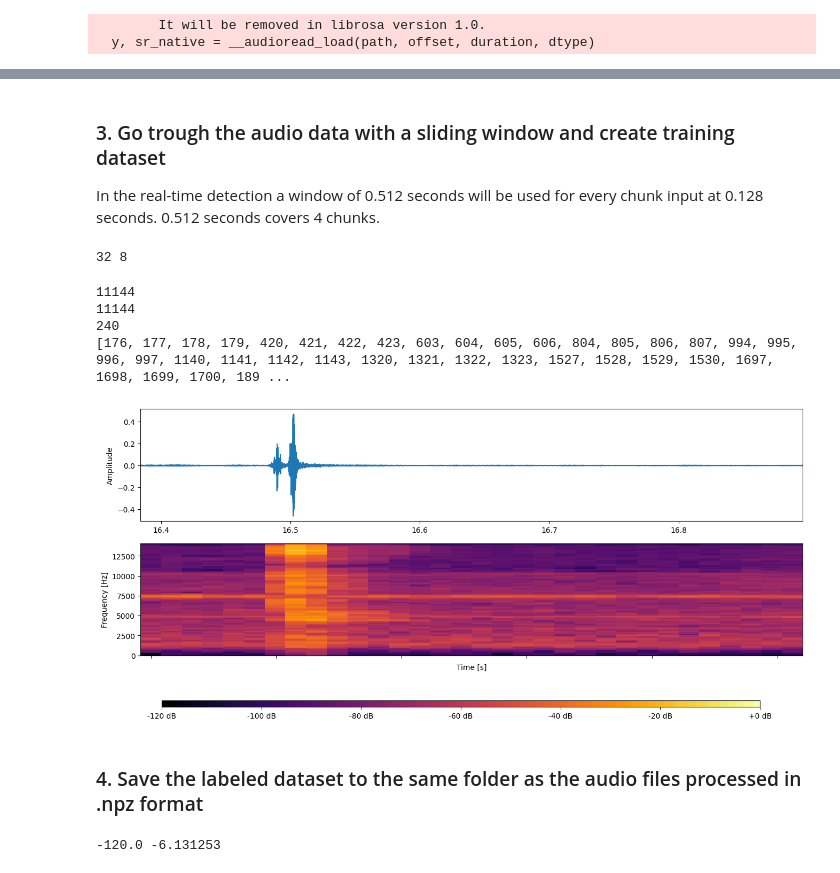
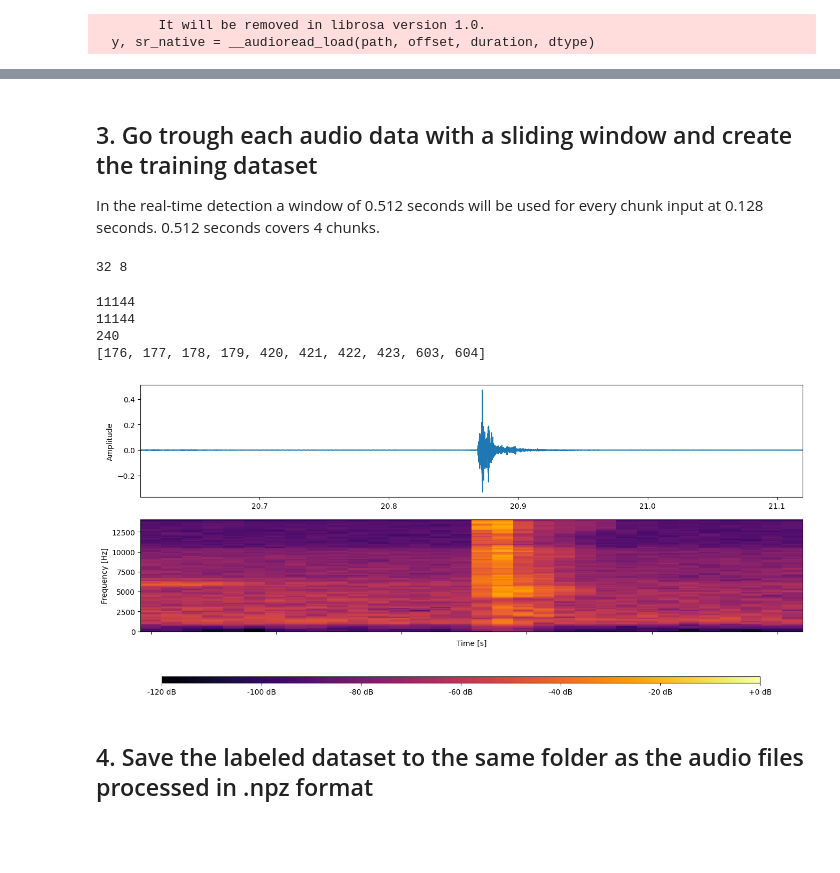
Before and after one commit to matteoseidl/Electrical_Connector_Click-Event_Detection, a Jupyter notebook: 01_Dataset/audioPreprocessing_without_addit_noise.ipynb, the cells around one changed output, grey strips where cells are left out. Cells and saved outputs as stored; diff of their text form; code cells hidden in the pictures; blank space fills up the shorter version.

```diff
--- a/01_Dataset/audioPreprocessing_without_addit_noise.ipynb
+++ b/01_Dataset/audioPreprocessing_without_addit_noise.ipynb
@@ -174,8 +200,9 @@ top_dB_abs
 # %% [output]
 120.0
 # %%
-# plot the mel-scaled spectrogram
-def plot_mel_spectrogram(signal, time, D_mel_dB, top_dB_abs):
+# plot the mel-spectrogram
+
+def plot_mel_spectrogram(signal, time, D_mel_dB, top_dB_abs, f_min, f_max, n_mels, sampling_rate):
 
     fig_x = 16
     fig_y = 6
@@ -195,7 +222,7 @@ def plot_mel_spectrogram(signal, time, D_mel_dB, top_dB_abs):
     #ax2.set_xlim(left=time[0], right=time[-1])
     ax2.axes.xaxis.set_ticklabels([])
     mel_spec_img = ax2.pcolormesh(np.linspace(0, signal.shape[0] / sampling_rate, D_mel_dB.shape[1]),
-                                            np.linspace(20, 14000, n_mels),
+                                            np.linspace(f_min, f_max, n_mels),
                                             D_mel_dB, shading='auto', cmap='inferno')
 
     #mel_spec_img.set_clim(vmin=-top_dB_abs, vmax=dB_ref)
@@ -206,12 +233,14 @@ def plot_mel_spectrogram(signal, time, D_mel_dB, top_dB_abs):
 
     plt.show()
 # %%
-# plot the wave and mel spectrogram of an audio file in teh selected dataset
-file_id_num = 1
+# plot the wave and mel spectrogram of an audio file from the selected dataset
+
+file_id_num = 0 # selected file ID number
+
 if file_id_num < len(audio_files_sorted):
     audio_file_path = os.path.join(audio_dataset_dir, audio_files_sorted[file_id_num])
-    signal, time, D_mel, D_mel_dB = get_mel_spectrogram(audio_file_path, sampling_rate, n_fft, hop_length, n_mels, a_squere_min, dB_ref)
-    plot_mel_spectrogram(signal, time, D_mel_dB, top_dB_abs)
+    signal, time, D_mel, D_mel_dB = get_mel_spectrogram(audio_file_path, sampling_rate, n_fft, hop_length, n_mels, f_min, f_max, a_squere_min, dB_ref)
+    plot_mel_spectrogram(signal, time, D_mel_dB, top_dB_abs, f_min, f_max, n_mels, sampling_rate)
 else:
     print("File ID out of range")
 # %% [output]
@@ -238,7 +265,9 @@ def plot_signal_interval(signal, time, peak_time, interval):
     plt.tight_layout()
     plt.show()
 # %%
-time_interval = 0.512 # in seconds, this will be the window size in the real time detection as well --> 4 chunks with 4096 samples each --> with the 32 kHz sampling rate this is 0.512 seconds
+# calculating peak times for each audio file in the selected dataset based on the maximum absolute value of the signal amplitude
+
+time_interval = (chunk_size/sampling_rate) * 4 # this will be the window size in the real time detection as well --> 4 chunks with 4096 samples each --> with the 32 kHz sampling rate this is 0.512 seconds
 
 # calculate peak time of the click event for each audio file in the selected dataset
 def calc_peak_times(audio_files_sorted, audio_dataset_dir, sampling_rate, n_fft, hop_length, n_mels, dB_ref):
@@ -250,7 +279,7 @@ def calc_peak_times(audio_files_sorted, audio_dataset_dir, sampling_rate, n_fft,
 
     for i in range(len(audio_files_sorted)):
         audio_file_path = os.path.join(audio_dataset_dir, audio_files_sorted[i])
-        signal, time, D_mel, D_mel_dB = get_mel_spectrogram(audio_file_path, sampling_rate, n_fft, hop_length, n_mels, a_squere_min, dB_ref)
+        signal, time, D_mel, D_mel_dB = get_mel_spectrogram(audio_file_path, sampling_rate, n_fft, hop_length, n_mels, f_min, f_max, a_squere_min, dB_ref)
         signals.append(signal)
         signal_times.append(time)
         spectrograms.append(D_mel_dB)
@@ -308,17 +338,19 @@ plot_signal_interval(signal, time, peak_time, interval)
 # %% [markdown]
-### 3. Go trough the audio data with a sliding window and create training dataset
+## 3. Go trough each audio data with a sliding window and create the training dataset
 In the real-time detection a window of 0.512 seconds will be used for every chunk input at 0.128 seconds. 0.512 seconds covers 4 chunks.
 # %%
 # duration is set to be larger than click events (click events around 0.015s)
 
-window_size_sec = 0.512 # in seconds, corresponds to 4 chunks with 2084 samples each
-window_size = int(window_size_sec / resolution)
-step_size_sec = 0.128 # in seconds, corresponds to a chunks with 2084 samples
+window_size_sec = time_interval # 0.512 seconds, corresponds to 4 chunks with 4096 samples each, should be larger than the click event duration!!
+window_size = int(window_size_sec / resolution) # spectrogram columns in the window
+step_size_sec = 0.128 # in seconds, corresponds to a chunks with 4096 samples --> overlap
 step_size = int(step_size_sec / resolution)
 print(window_size, step_size)
 # %% [output]
 32 8
 # %%
+# create spectrogram chunks and corresponding labels for the selected dataset
+
 spec_chunk_dataset = []
 spec_chunk_labels = []
 signal_chunks = []
@@ -331,44 +363,46 @@ def createSpectrogramDataset(spectrograms, signals, signal_times, peak_times):
         time = signal_times[i]
         peak_time = peak_times[i]
         peak_time_index = int(peak_time / resolution)
 
         for start_idx in range(0, spectrogram.shape[1] - window_size, step_size):
             end_idx = start_idx + window_size
 
             spectrogram_chunk = spectrogram[:,start_idx:end_idx]
             signal_chunk = signal[start_idx*hop_length:end_idx*hop_length]
             time_chunk = time[start_idx*hop_length : end_idx*hop_length]
 
             if start_idx <= peak_time_index < end_idx:
                 label = 1
             else:
                 label = 0
 
             spec_chunk_dataset.append(spectrogram_chunk)
             spec_chunk_labels.append(label)
             signal_chunks.append(signal_chunk)
             time_chunks.append(time_chunk)
 
     return spec_chunk_dataset, spec_chunk_labels, signal_chunks, time_chunks
 
 spec_chunk_dataset, spec_chunk_labels, signal_chunks, time_chunks = createSpectrogramDataset(spectrograms, signals, signal_times, peak_times)
 
-print(len(spec_chunk_dataset))
-print(len(spec_chunk_labels))
-print(spec_chunk_labels.count(1))
-print([i for i, x in enumerate(spec_chunk_labels) if x == 1])
+print(len(spec_chunk_dataset)) # number of spectrogram chunks
+print(len(spec_chunk_labels)) # number of labels
+print(spec_chunk_labels.count(1)) # number of chucnks containing click events --> because of the window overlap it is larger than the dataset length
+print([i for i, x in enumerate(spec_chunk_labels) if x == 1][:10]) # indices of the chunks containing click events, first 10
 
-chunk_id_to_plot = 1530
-plot_mel_spectrogram(signal_chunks[chunk_id_to_plot], time_chunks[chunk_id_to_plot], spec_chunk_dataset[chunk_id_to_plot], top_dB_abs)
+chunk_id_to_plot = 421
+plot_mel_spectrogram(signal_chunks[chunk_id_to_plot], time_chunks[chunk_id_to_plot], spec_chunk_dataset[chunk_id_to_plot], top_dB_abs, f_min, f_max, n_mels, sampling_rate)
 # %% [output]
 11144
 11144
 240
-[176, 177, 178, 179, 420, 421, 422, 423, 603, 604, 605, 606, 804, 805, 806, 807, 994, 995, 996, 997, 1140, 1141, 1142, 1143, 1320, 1321, 1322, 1323, 1527, 1528, 1529, 1530, 1697, 1698, 1699, 1700, 189 ...
+[176, 177, 178, 179, 420, 421, 422, 423, 603, 604]
-[figure, old version]
+[figure, new version]
 # %% [markdown]
-### 4. Save the labeled dataset to the same folder as the audio files processed in .npz format
+## 4. Save the labeled dataset to the same folder as the audio files processed in .npz format
 # %%
+# save the spectrogram dataset and labels in .npz format into the same directory as the audio files
+
 save_directory = audio_dataset_dir
 filename = "spec_dataset_ethernet_wo_added_noise.npz"
 file_fullpath = os.path.join(save_directory, filename)
@@ -376,11 +410,9 @@ file_fullpath = os.path.join(save_directory, filename)
 spec_chunk_dataset = np.array(spec_chunk_dataset)
 spec_chunk_labels = np.array(spec_chunk_labels)
 
-print(np.min(spec_chunk_dataset), np.max(spec_chunk_dataset))
+#print(np.min(spec_chunk_dataset), np.max(spec_chunk_dataset))
 
 np.savez(file_fullpath, spec_chunks=spec_chunk_dataset, labels=spec_chunk_labels)
-# %% [output]
--120.0 -6.131253
 # %%
 # check if the saved dataset can be loaded
 
```
Also changed, not shown: parts of 18 cells of this notebook.
